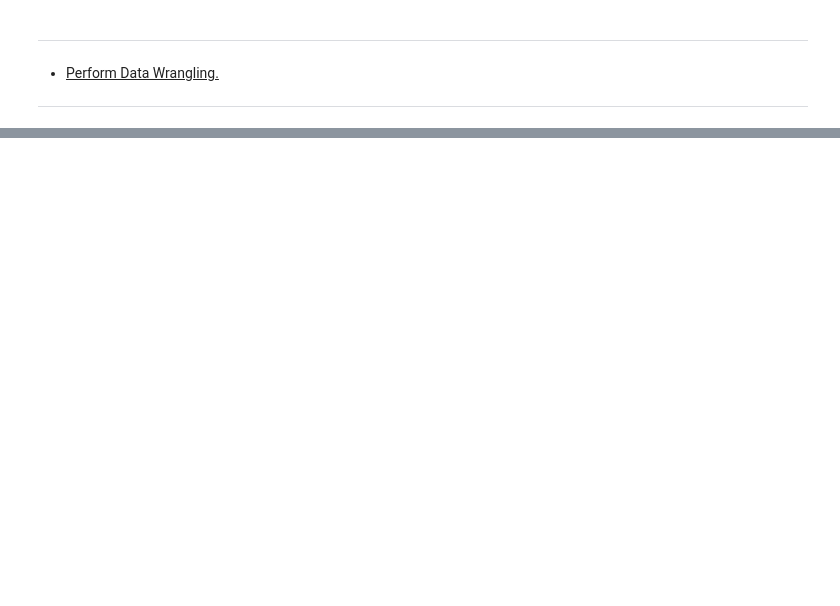
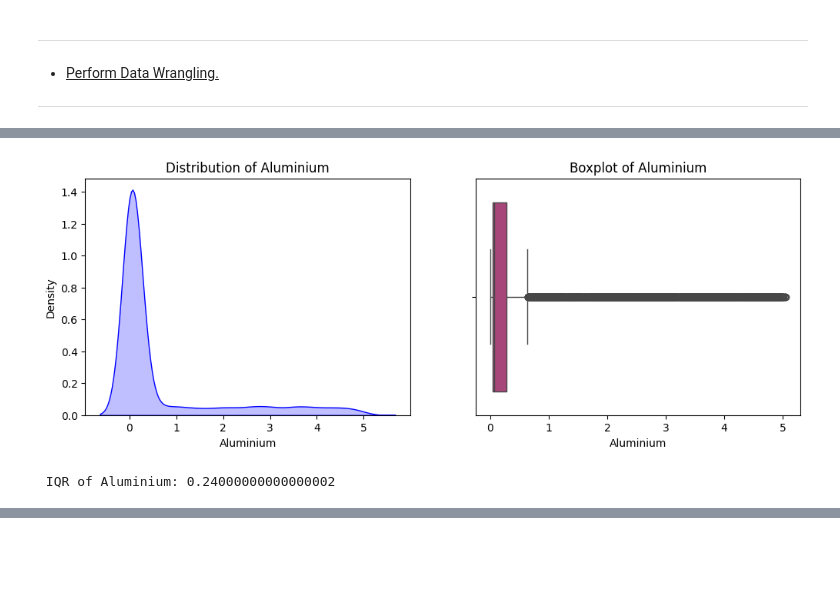
Before and after one commit to Sandipan-Roy/sr, a Jupyter notebook: ML/Classification/RandomForest/RandomForest_SandipanRoy_1_20260316.ipynb, the cells around one changed output, grey strips where cells are left out. Saved outputs shown, nothing was run; the diff lists cells and outputs as text; code cells hidden in the pictures; blank space fills up the shorter version.

```diff
--- a/ML/Classification/RandomForest/RandomForest_SandipanRoy_1_20260316.ipynb
+++ b/ML/Classification/RandomForest/RandomForest_SandipanRoy_1_20260316.ipynb
@@ -208,0 +487,2 @@ def acquire_data(url, sourceType="csv", verbose=False):
+# %%
+to_be_removed_index = clean_data[non_numeric_mask==True].index
@@ -208,0 +496,3 @@ def acquire_data(url, sourceType="csv", verbose=False):
+# %%
+clean_data.drop(index=to_be_removed_index, axis=0, inplace=True)
+clean_data.info()
@@ -208,0 +532,6 @@ def acquire_data(url, sourceType="csv", verbose=False):
+# %%
+clean_data["ammonia"] = clean_data["ammonia"].astype("float64")
+clean_data["is_safe"] = clean_data["is_safe"].astype("int16")
+numerical_columns.append("ammonia")
+categorical_columns = ["is_safe"]
+clean_data.info()
@@ -208,0 +565,3 @@ def acquire_data(url, sourceType="csv", verbose=False):
+# %%
+total_datapoints = clean_data.shape[0]
+print(f"Total number of data points: {total_datapoints}")
@@ -208,0 +647,5 @@ def acquire_data(url, sourceType="csv", verbose=False):
+# %%
+plot_univariate_distribution(clean_data, column="aluminium", plot_type="boxplot")
+# %% [output]
+[figure, added]
+ IQR of Aluminium: 0.24000000000000002
```
Also changed, not shown: parts of 138 cells of this notebook, 18 other files.
